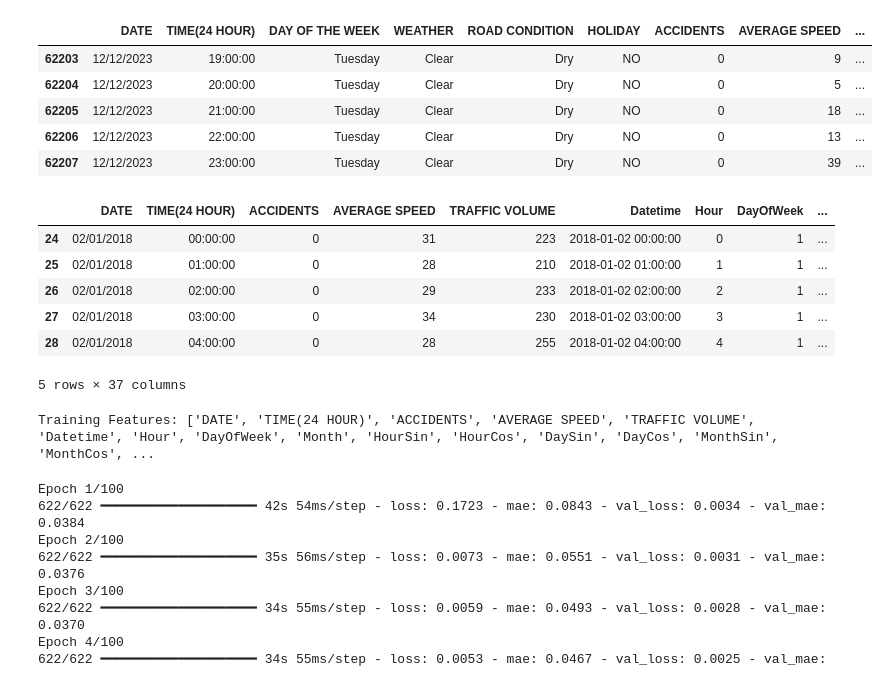
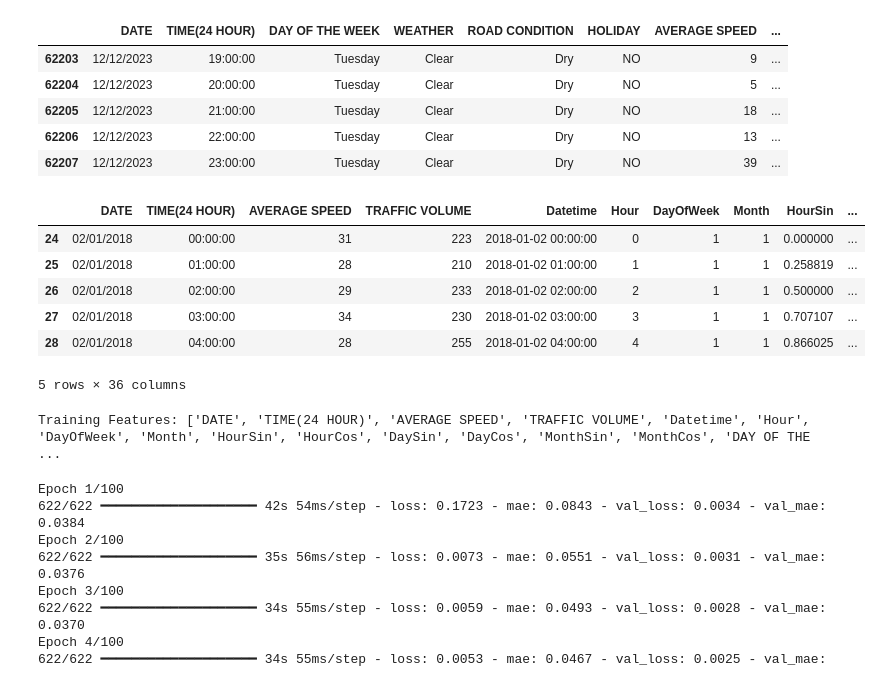
Before and after one commit to jhubii/Traffic_forecasting, a Jupyter notebook: Traffic_forecasting.ipynb, the cells around one changed output. Drawn from its saved outputs; the diff is of its cells as text; code cells hidden in the pictures.

```diff
--- a/Traffic_forecasting.ipynb
+++ b/Traffic_forecasting.ipynb
@@ -66,18 +66,19 @@ def load_and_preprocess_data(files, sheets, route_names):
 # %%
 files = ['./dataset/MA-A.xlsx', './dataset/NORTHBOUND.xlsx', './dataset/SOUTHBOUND.xlsx']
 route_names = ['MA-A', 'NORTHBOUND', 'SOUTHBOUND']
 sheets = ["2018", "2019", "2020", "2021", "2022", "2023"]
 
 df = load_and_preprocess_data(files, sheets, route_names)
+df.drop(columns=['ACCIDENTS'], inplace=True)
 
 df.tail()
 # %% [output]
-|  | DATE | TIME(24 HOUR) | DAY OF THE WEEK | WEATHER | ROAD CONDITION | HOLIDAY | ACCIDENTS | AVERAGE SPEED | ... |
-| 62203 | 12/12/2023 | 19:00:00 | Tuesday | Clear | Dry | NO | 0 | 9 | ... |
-| 62204 | 12/12/2023 | 20:00:00 | Tuesday | Clear | Dry | NO | 0 | 5 | ... |
-| 62205 | 12/12/2023 | 21:00:00 | Tuesday | Clear | Dry | NO | 0 | 18 | ... |
-| 62206 | 12/12/2023 | 22:00:00 | Tuesday | Clear | Dry | NO | 0 | 13 | ... |
-| 62207 | 12/12/2023 | 23:00:00 | Tuesday | Clear | Dry | NO | 0 | 39 | ... |
+|  | DATE | TIME(24 HOUR) | DAY OF THE WEEK | WEATHER | ROAD CONDITION | HOLIDAY | AVERAGE SPEED | ... |
+| 62203 | 12/12/2023 | 19:00:00 | Tuesday | Clear | Dry | NO | 9 | ... |
+| 62204 | 12/12/2023 | 20:00:00 | Tuesday | Clear | Dry | NO | 5 | ... |
+| 62205 | 12/12/2023 | 21:00:00 | Tuesday | Clear | Dry | NO | 18 | ... |
+| 62206 | 12/12/2023 | 22:00:00 | Tuesday | Clear | Dry | NO | 13 | ... |
+| 62207 | 12/12/2023 | 23:00:00 | Tuesday | Clear | Dry | NO | 39 | ... |
 # %%
 # One-hot encode categorical features
 categorical_cols = ['DAY OF THE WEEK', 'WEATHER', 'ROAD CONDITION', 'HOLIDAY']
@@ -114,17 +115,17 @@ y_train, y_test = y_seq[:train_size], y_seq[train_size:]
 
 df.head()
 # %% [output]
-|  | DATE | TIME(24 HOUR) | ACCIDENTS | AVERAGE SPEED | TRAFFIC VOLUME | Datetime | Hour | DayOfWeek | ... |
-| 24 | 02/01/2018 | 00:00:00 | 0 | 31 | 223 | 2018-01-02 00:00:00 | 0 | 1 | ... |
-| 25 | 02/01/2018 | 01:00:00 | 0 | 28 | 210 | 2018-01-02 01:00:00 | 1 | 1 | ... |
-| 26 | 02/01/2018 | 02:00:00 | 0 | 29 | 233 | 2018-01-02 02:00:00 | 2 | 1 | ... |
-| 27 | 02/01/2018 | 03:00:00 | 0 | 34 | 230 | 2018-01-02 03:00:00 | 3 | 1 | ... |
-| 28 | 02/01/2018 | 04:00:00 | 0 | 28 | 255 | 2018-01-02 04:00:00 | 4 | 1 | ... |
+|  | DATE | TIME(24 HOUR) | AVERAGE SPEED | TRAFFIC VOLUME | Datetime | Hour | DayOfWeek | Month | HourSin | ... |
+| 24 | 02/01/2018 | 00:00:00 | 31 | 223 | 2018-01-02 00:00:00 | 0 | 1 | 1 | 0.000000 | ... |
+| 25 | 02/01/2018 | 01:00:00 | 28 | 210 | 2018-01-02 01:00:00 | 1 | 1 | 1 | 0.258819 | ... |
+| 26 | 02/01/2018 | 02:00:00 | 29 | 233 | 2018-01-02 02:00:00 | 2 | 1 | 1 | 0.500000 | ... |
+| 27 | 02/01/2018 | 03:00:00 | 34 | 230 | 2018-01-02 03:00:00 | 3 | 1 | 1 | 0.707107 | ... |
+| 28 | 02/01/2018 | 04:00:00 | 28 | 255 | 2018-01-02 04:00:00 | 4 | 1 | 1 | 0.866025 | ... |
-5 rows × 37 columns
+5 rows × 36 columns
 # %%
 print("Training Features:", list(df.columns))
 # %% [output]
-Training Features: ['DATE', 'TIME(24 HOUR)', 'ACCIDENTS', 'AVERAGE SPEED', 'TRAFFIC VOLUME', 'Datetime', 'Hour', 'DayOfWeek', 'Month', 'HourSin', 'HourCos', 'DaySin', 'DayCos', 'MonthSin', 'MonthCos', ...
+Training Features: ['DATE', 'TIME(24 HOUR)', 'AVERAGE SPEED', 'TRAFFIC VOLUME', 'Datetime', 'Hour', 'DayOfWeek', 'Month', 'HourSin', 'HourCos', 'DaySin', 'DayCos', 'MonthSin', 'MonthCos', 'DAY OF THE  ...
 # %%
 model = Sequential([
     Input(shape=(window_size, X_train.shape[2])),
```
Also changed, not shown: 1 other file.
